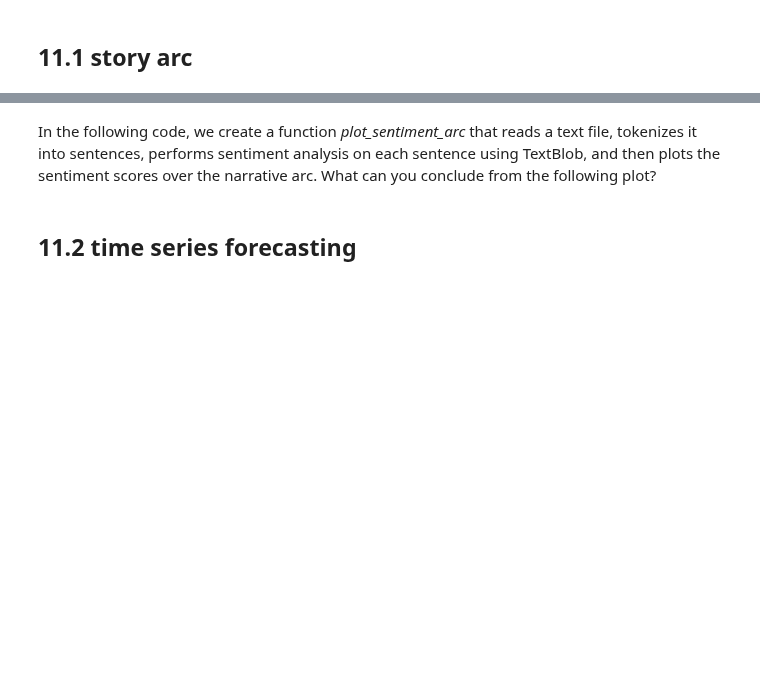
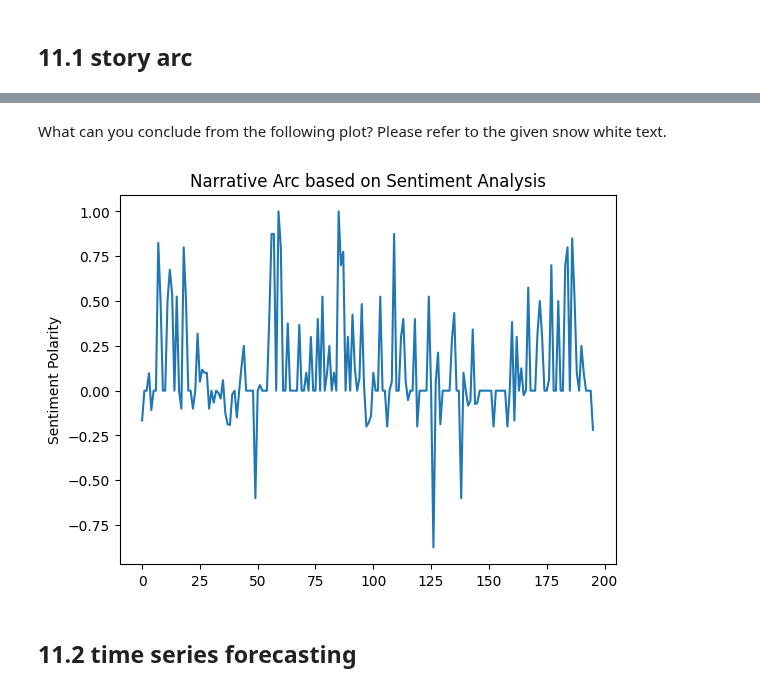
Before and after one commit to junting-huang/data_storytelling, a Jupyter notebook: case_11_time.ipynb, the cells around one changed output, grey strips where cells are left out. Drawn from its saved outputs; the diff is of its cells as text; code cells hidden in the pictures; blank space fills up the shorter version.

```diff
--- a/case_11_time.ipynb
+++ b/case_11_time.ipynb
@@ -41,5 +42,9 @@ plot_sentiment_arc('snow_white.txt')
-# %% [markdown]
-
-In the following code, we create a function *plot_sentiment_arc* that reads a text file, tokenizes it into sentences, performs sentiment analysis on each sentence using TextBlob, and then plots the sentiment scores over the narrative arc. What can you conclude from the following plot?
+# %% [markdown]
+What can you conclude from the following plot? Please refer to the given snow white text.
+# %%
+# Use the function on your text file
+plot_sentiment_arc('data/snow-white.txt')
+# %% [output]
+[figure, added]
 # %% [markdown]
 ## 11.2 time series forecasting
```
Also changed, not shown: parts of 36 cells of this notebook, 2 other files.
